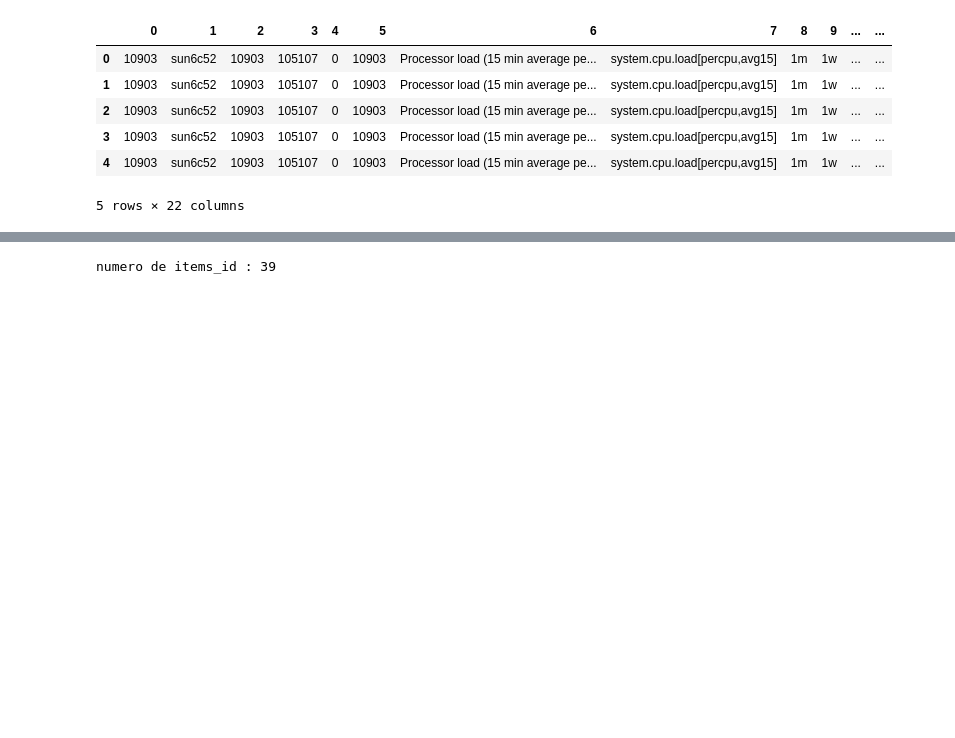
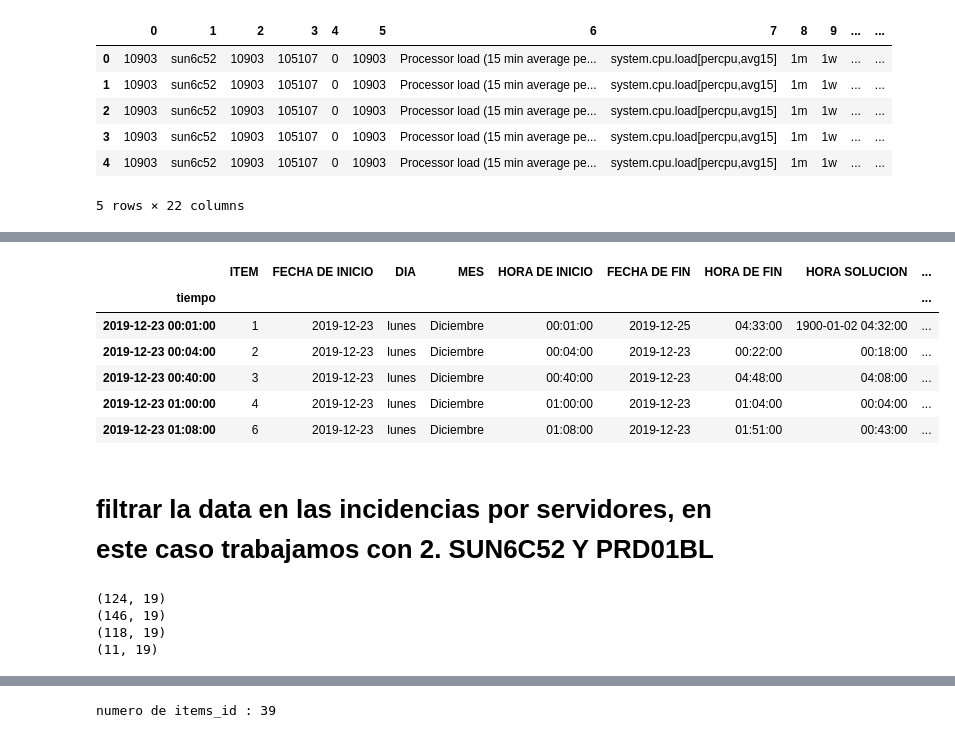
Before and after one commit to JoseJaita/Movistar-POC, a Jupyter notebook: Untitled.ipynb, the cells around one changed output, grey strips where cells are left out. Saved outputs shown, nothing was run; the diff lists cells and outputs as text; code cells hidden in the pictures; blank space fills up the shorter version.

```diff
--- a/Untitled.ipynb
+++ b/Untitled.ipynb
@@ -78,0 +102,12 @@ data.tail()
+# %%
+data_incidencias.head()
+# %% [output]
+|  | ITEM | FECHA DE INICIO | DIA | MES | HORA DE INICIO | FECHA DE FIN | HORA DE FIN | HORA SOLUCION | ... |
+| tiempo |  |  |  |  |  |  |  |  | ... |
+| 2019-12-23 00:01:00 | 1 | 2019-12-23 | lunes | Diciembre | 00:01:00 | 2019-12-25 | 04:33:00 | 1900-01-02 04:32:00 | ... |
+| 2019-12-23 00:04:00 | 2 | 2019-12-23 | lunes | Diciembre | 00:04:00 | 2019-12-23 | 00:22:00 | 00:18:00 | ... |
+| 2019-12-23 00:40:00 | 3 | 2019-12-23 | lunes | Diciembre | 00:40:00 | 2019-12-23 | 04:48:00 | 04:08:00 | ... |
+| 2019-12-23 01:00:00 | 4 | 2019-12-23 | lunes | Diciembre | 01:00:00 | 2019-12-23 | 01:04:00 | 00:04:00 | ... |
+| 2019-12-23 01:08:00 | 6 | 2019-12-23 | lunes | Diciembre | 01:08:00 | 2019-12-23 | 01:51:00 | 00:43:00 | ... |
+# %% [markdown]
+# filtrar la data en las incidencias por servidores, en este caso trabajamos con 2. SUN6C52 Y PRD01BL
@@ -78,0 +120,11 @@ data.tail()
+# %%
+print(data_inci_sun6c52.shape)
+print(data_inci_prd01bl.shape)
+
+print(data_inci_sun6c52_zabbix.shape)
+print(data_inci_prd01bl_zabbix.shape)
+# %% [output]
+(124, 19)
+(146, 19)
+(118, 19)
+(11, 19)
```
Also changed, not shown: parts of 27 cells of this notebook.
